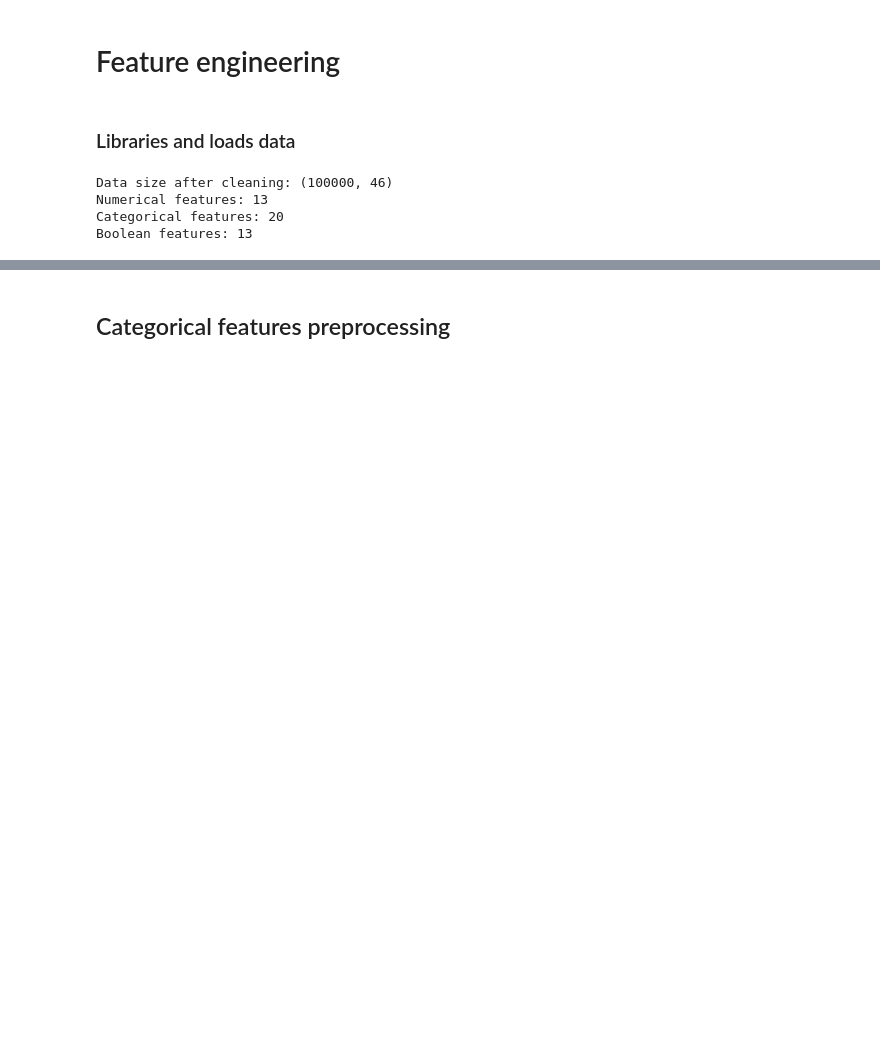
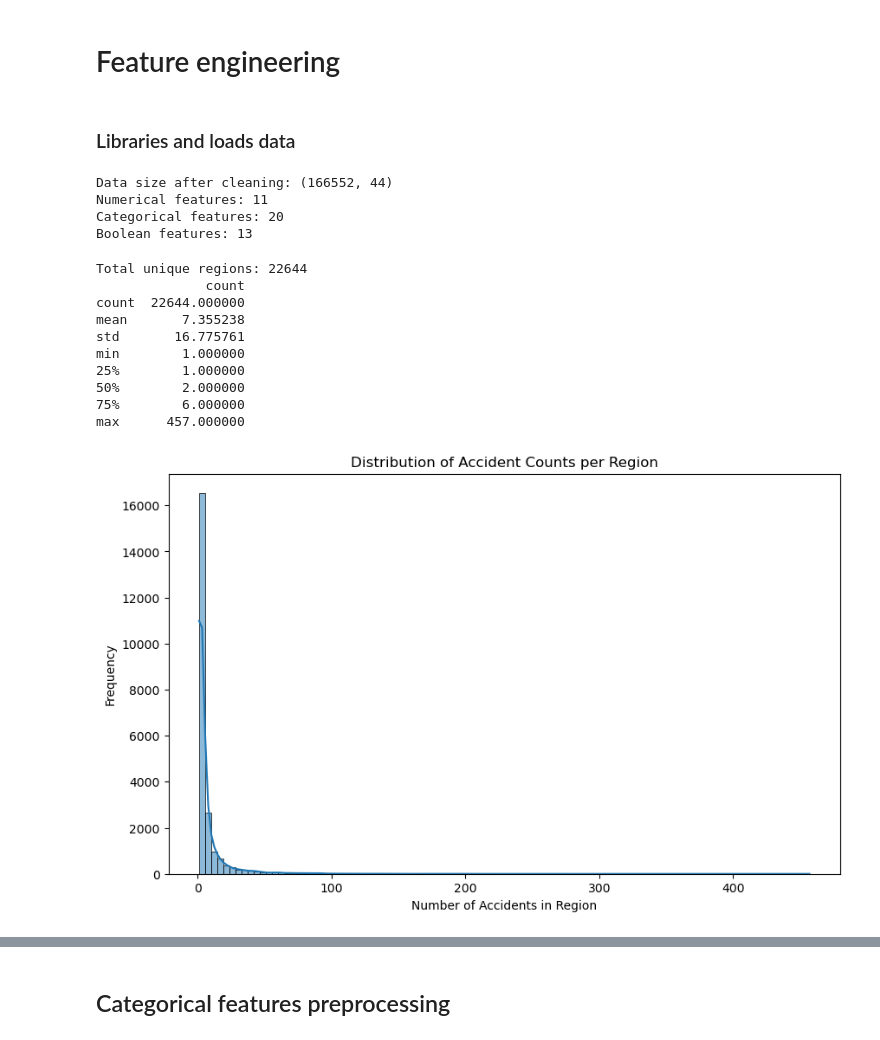
Before and after one commit to Rosreve/SML_final_project, a Jupyter notebook: feature_engineering.ipynb, the cells around one changed output, grey strips where cells are left out. Drawn from its saved outputs; the diff is of its cells as text; code cells hidden in the pictures; blank space fills up the shorter version.

```diff
--- a/feature_engineering.ipynb
+++ b/feature_engineering.ipynb
@@ -16,9 +15,9 @@ from sklearn.metrics import silhouette_score
 # %%
 # Load the cleaned dataset
-filepath = "/Users/ziqismac/Desktop/SML/Project/data/US_Accidents_Cleaned.csv"
+filepath = "C:\\Users\\rosas\\OneDrive\\Desktop\\SML\\Project\\US_Accidents_Cleaned.csv"
 df_cleaned = pd.read_csv(filepath)
-df_featured = df_cleaned.copy()
 
+df_transformed = df_cleaned.copy()
 print("Data size after cleaning:", df_cleaned.shape)
 
 numerical = df_cleaned.select_dtypes(include=['int64', 'float64'])
@@ -30,7 +29,48 @@ print(f"Numerical features: {numerical.shape[1]}")
 print(f"Categorical features: {categorical.shape[1]}")
 print(f"Boolean features: {boolean.shape[1]}")
 # %% [output]
-Data size after cleaning: (100000, 46)
-Numerical features: 13
+Data size after cleaning: (166552, 44)
+Numerical features: 11
 Categorical features: 20
 Boolean features: 13
+# %%
+def count_records_per_region(df, grid_size=0.045):
+    """
+    Count how many accidents fall into each spatial grid cell.
+    """
+    df_temp = df.copy()
+
+    # Compute grid coordinates
+    df_temp['x_grid'] = (df_temp['Start_Lng'] // grid_size).astype(int)
+    df_temp['y_grid'] = (df_temp['Start_Lat'] // grid_size).astype(int)
+    df_temp['grid_id'] = df_temp['x_grid'].astype(str) + '_' + df_temp['y_grid'].astype(str)
+
+    # Count number of records per region
+    region_counts = df_temp['grid_id'].value_counts().reset_index()
+    region_counts.columns = ['grid_id', 'count']
+
+    print(f"Total unique regions: {region_counts.shape[0]}")
+    print(region_counts.describe())
+
+    return region_counts
+
+# plot the distribution of records per region
+region_counts = count_records_per_region(df_cleaned)
+plt.figure(figsize=(10, 6))
+sns.histplot(region_counts['count'], bins=100, kde=True)
+plt.title('Distribution of Accident Counts per Region')
+plt.xlabel('Number of Accidents in Region')
+plt.ylabel('Frequency')
+plt.show()
+# %% [output]
+Total unique regions: 22644
+              count
+count  22644.000000
+mean       7.355238
+std       16.775761
+min        1.000000
+25%        1.000000
+50%        2.000000
+75%        6.000000
+max      457.000000
+[figure, added]
```
Also changed, not shown: parts of 33 cells of this notebook, 1 other file.
